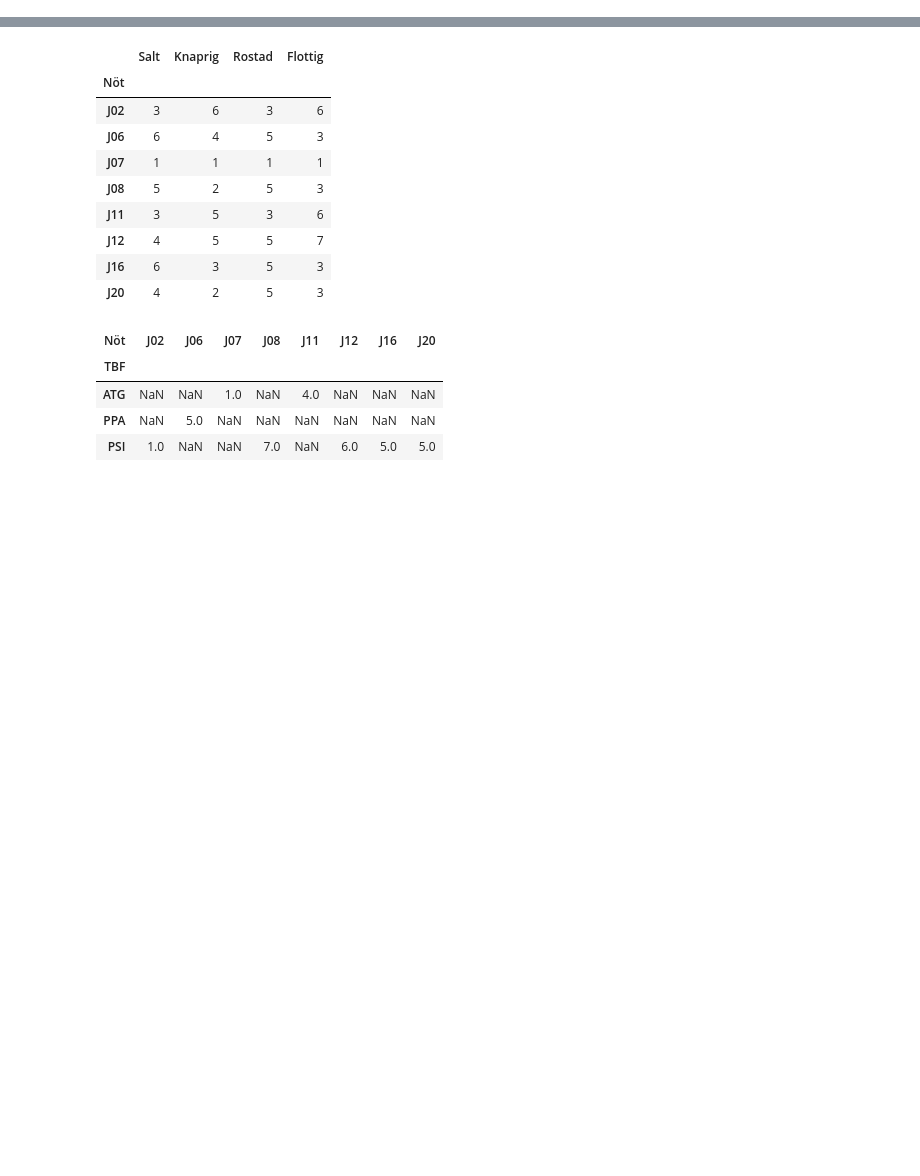
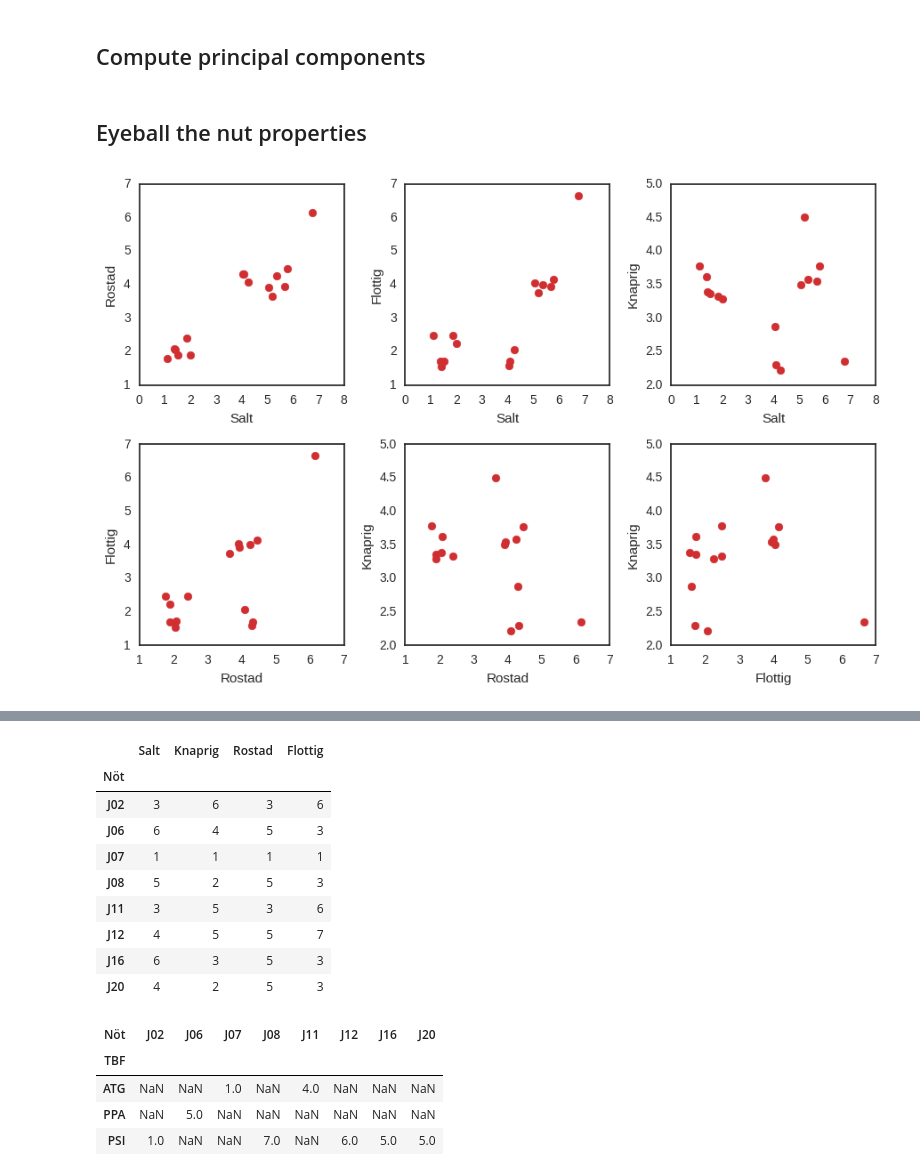
Before and after one commit to rasmuse/peanuts, a Jupyter notebook: biclustering.ipynb, the cells around one changed output, grey strips where cells are left out. Drawn from its saved outputs; the diff is of its cells as text; code cells hidden in the pictures; blank space fills up the shorter version.

Commit message:
Improve and clarify data analysis

```diff
--- a/biclustering.ipynb
+++ b/biclustering.ipynb
@@ -145,2 +59,0 @@ plot_pairs(d, color=[colors[v] for v in nuts['category']])
-# %%
-PROPERTY_NAMES = ['Salt', 'Knaprig', 'Rostad', 'Flottig']
@@ -146,0 +62,29 @@ PROPERTY_NAMES = ['Salt', 'Knaprig', 'Rostad', 'Flottig']
+# %%
+def nut_generator(clusters):
+    cluster_names = list(clusters.keys())
+    while True:
+        name = np.random.choice(cluster_names)
+        yield (name, clusters[name] + 0.2 * np.random.random(len(properties)))
+
+N = 15
+M = 28
+ng = nut_generator(
+    {
+        'more-is-more': [1., 1., 1., .1],
+        'natural': [0., 0.1, 0.1, 0.4],
+        'ok-but-too-salt': [0.8, 0.5, 0.5, .5],
+        'dry-and-soft': [0.5, 0.5, 0.1, 0.2]
+    }
+)
+nuts_clusters_data = [next(ng) for j in range(N)]
+nuts_raw = (np.stack(list(zip(*nuts_clusters_data))[1]) * 5 + 1).round(2)
+
+people_clusters_data = [next(ng) for j in range(M)]
+people_raw = (np.stack(list(zip(*people_clusters_data))[1]) * 5 + 1).round()
+
+nuts = pd.DataFrame(nuts_raw, columns=PROPERTY_NAMES, index=['N{}'.format(i+1) for i in range(len(nuts_raw))])
+scores = sklearn.metrics.pairwise_distances(people_raw, nuts_raw, metric='euclidean')
+scores = pd.DataFrame(
+    scores,
+    index=['P{:02}'.format(i) for i in range(len(people_raw))],
+    columns=['J{:02}'.format(i) for i in range(len(nuts_raw))])
@@ -146,0 +134,18 @@ PROPERTY_NAMES = ['Salt', 'Knaprig', 'Rostad', 'Flottig']
+# %% [markdown]
+## Compute principal components
+# %%
+pc_names = ['PC{}'.format(i + 1) for i in range(len(PROPERTY_NAMES))]
+pcs = pd.DataFrame(
+    sklearn.decomposition.PCA().fit_transform(nuts[PROPERTY_NAMES]),
+    columns=pc_names,
+    index=nuts.index)
+for col in pcs.columns:
+    nuts[col] = pcs[col]
+# %% [markdown]
+## Eyeball the nut properties
+# %%
+properties = PROPERTY_NAMES
+# properties = pc_names
+plot_pairs(nuts[properties])
+# %% [output]
+[figure, added]
```
Also changed, not shown: parts of 35 cells of this notebook.
